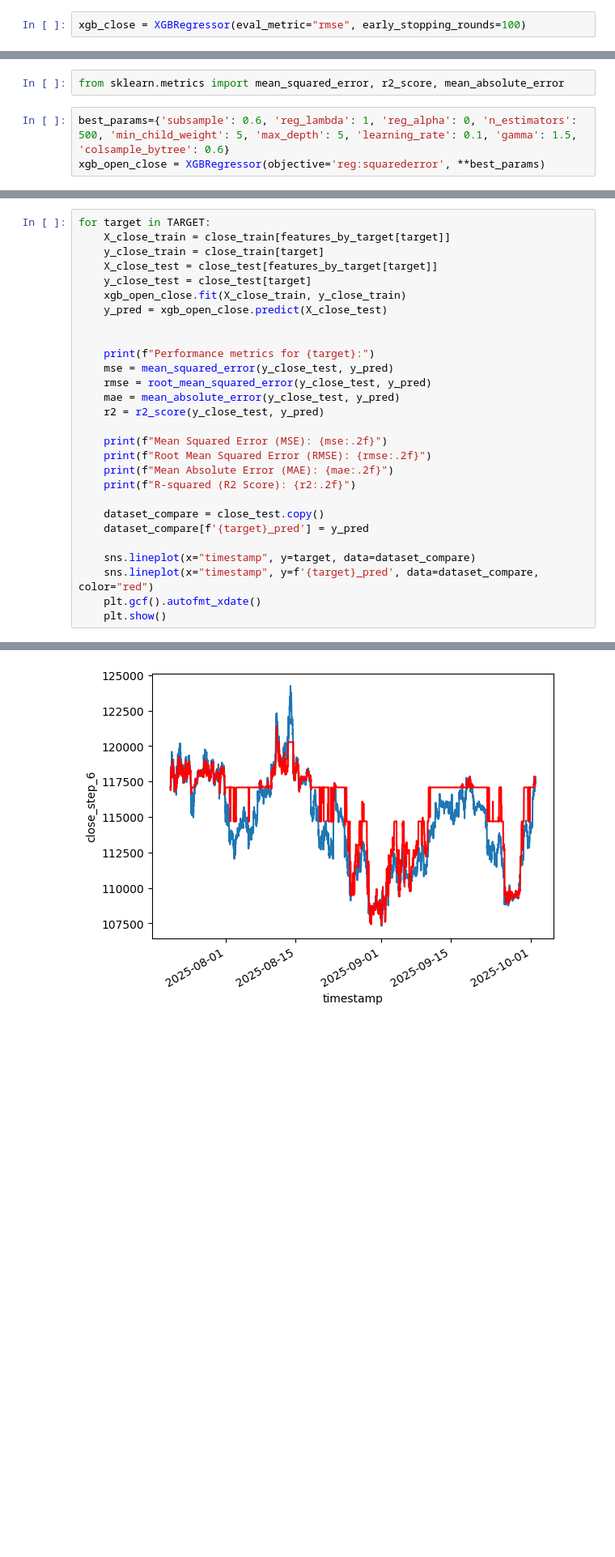
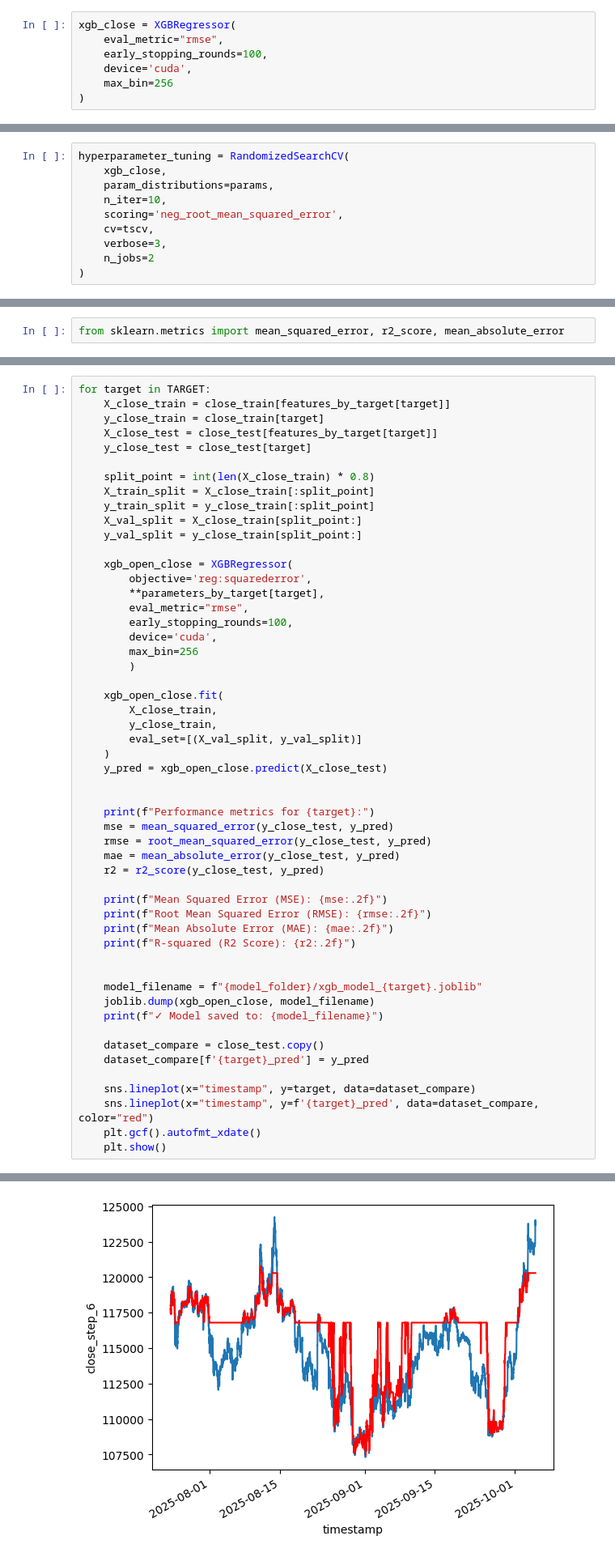
Before and after one commit to slamina-pf/data_analysis_trading_bot, a Jupyter notebook: workbooks/03_train_all_models.ipynb, the cells around one changed output, grey strips where cells are left out. Shown at 81% size. Saved outputs shown, nothing was run; the diff lists cells and outputs as text; blank space fills up the shorter version.

Commit message:
Creating 16 models

```diff
--- a/workbooks/03_train_all_models.ipynb
+++ b/workbooks/03_train_all_models.ipynb
@@ -411,7 +411,12 @@ def X_y_split(df, target='', drop_columns=[]):
 # %% [markdown]
 ### Feature Importance
 # %%
-xgb_close = XGBRegressor(eval_metric="rmse", early_stopping_rounds=100)
+xgb_close = XGBRegressor(
+    eval_metric="rmse",
+    early_stopping_rounds=100,
+    device='cuda',
+    max_bin=256
+)
 # %%
 tscv = TimeSeriesSplit(n_splits=100)
 # %% [markdown]
@@ -513,0 +516,10 @@ features_by_target["close_step_1"]
+# %%
+hyperparameter_tuning = RandomizedSearchCV(
+    xgb_close,
+    param_distributions=params,
+    n_iter=10,
+    scoring='neg_root_mean_squared_error',
+    cv=tscv,
+    verbose=3,
+    n_jobs=2
+)
@@ -515,6 +586,3 @@ features_by_target["close_step_1"]
 # Train the models
 # %%
 from sklearn.metrics import mean_squared_error, r2_score, mean_absolute_error
-# %%
-best_params={'subsample': 0.6, 'reg_lambda': 1, 'reg_alpha': 0, 'n_estimators': 500, 'min_child_weight': 5, 'max_depth': 5, 'learning_rate': 0.1, 'gamma': 1.5, 'colsample_bytree': 0.6}
-xgb_open_close = XGBRegressor(objective='reg:squarederror', **best_params)
@@ -528,7 +600,27 @@ for target in TARGET:
     y_close_train = close_train[target]
     X_close_test = close_test[features_by_target[target]]
     y_close_test = close_test[target]
-    xgb_open_close.fit(X_close_train, y_close_train)
+
+    split_point = int(len(X_close_train) * 0.8)
+    X_train_split = X_close_train[:split_point]
+    y_train_split = y_close_train[:split_point]
+    X_val_split = X_close_train[split_point:]
+    y_val_split = y_close_train[split_point:]
+
+    xgb_open_close = XGBRegressor(
+        objective='reg:squarederror',
+        **parameters_by_target[target],
+        eval_metric="rmse",
+        early_stopping_rounds=100,
+        device='cuda',
+        max_bin=256
+        )
+
+    xgb_open_close.fit(
+        X_close_train,
+        y_close_train,
+        eval_set=[(X_val_split, y_val_split)]
+    )
     y_pred = xgb_open_close.predict(X_close_test)
 
 
@@ -543,6 +635,11 @@ for target in TARGET:
     print(f"Mean Absolute Error (MAE): {mae:.2f}")
     print(f"R-squared (R2 Score): {r2:.2f}")
 
+
+    model_filename = f"{model_folder}/xgb_model_{target}.joblib"
+    joblib.dump(xgb_open_close, model_filename)
+    print(f"✓ Model saved to: {model_filename}")
+
     dataset_compare = close_test.copy()
     dataset_compare[f'{target}_pred'] = y_pred
 
@@ -589,2 +758,2 @@ R-squared (R2 Score): 0.72
-[figure, old version]
+[figure, new version]
 ... (20 outputs left out)
```
Also changed, not shown: parts of 11 cells of this notebook.
